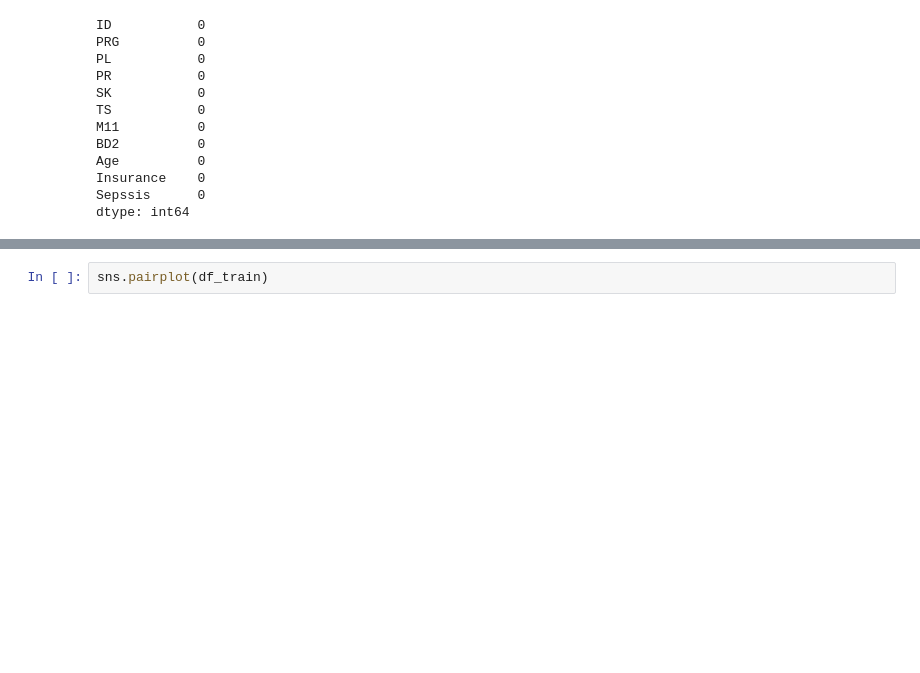
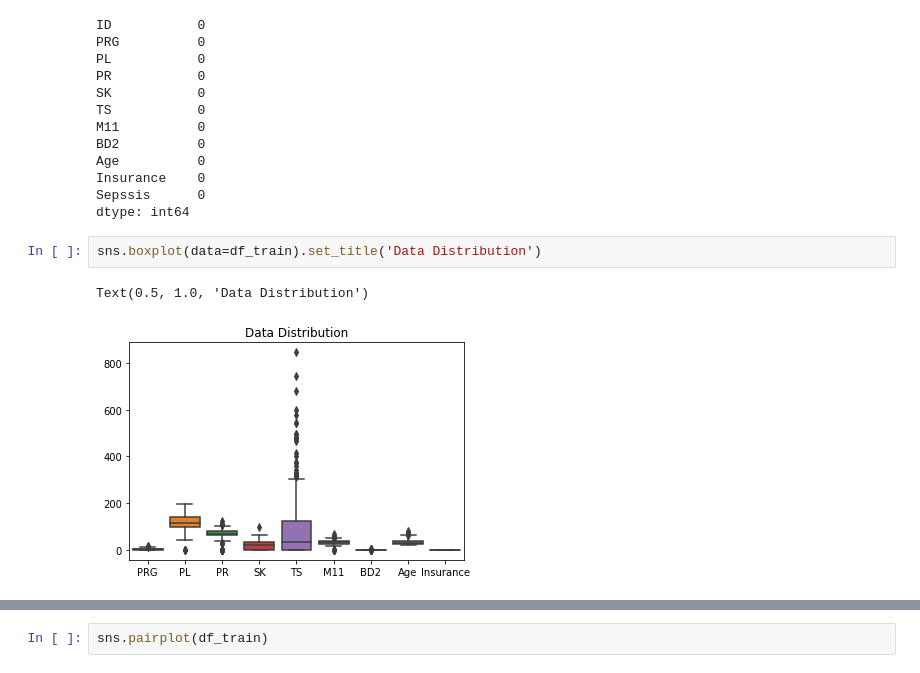
Before and after one commit to doctorf72/Naya_ML_RegressionProject, a Jupyter notebook: Regression_Project.ipynb, the cells around one changed output, grey strips where cells are left out. Saved outputs shown, nothing was run; the diff lists cells and outputs as text; blank space fills up the shorter version.

```diff
--- a/Regression_Project.ipynb
+++ b/Regression_Project.ipynb
@@ -73,4 +73,9 @@ Age          0
 Insurance    0
 Sepssis      0
 dtype: int64
+# %%
+sns.boxplot(data=df_train).set_title('Data Distribution')
+# %% [output]
+Text(0.5, 1.0, 'Data Distribution')
+[figure, added]
 # %%
```
Also changed, not shown: parts of 2 cells of this notebook.
